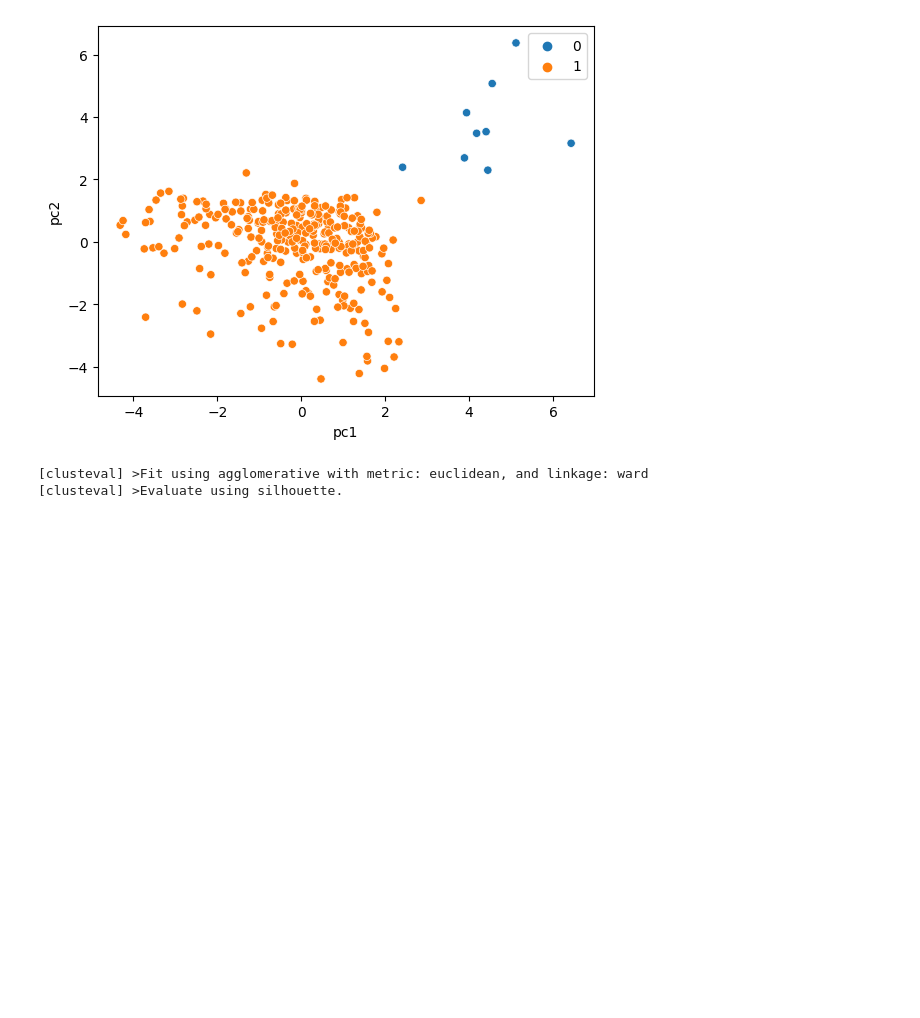
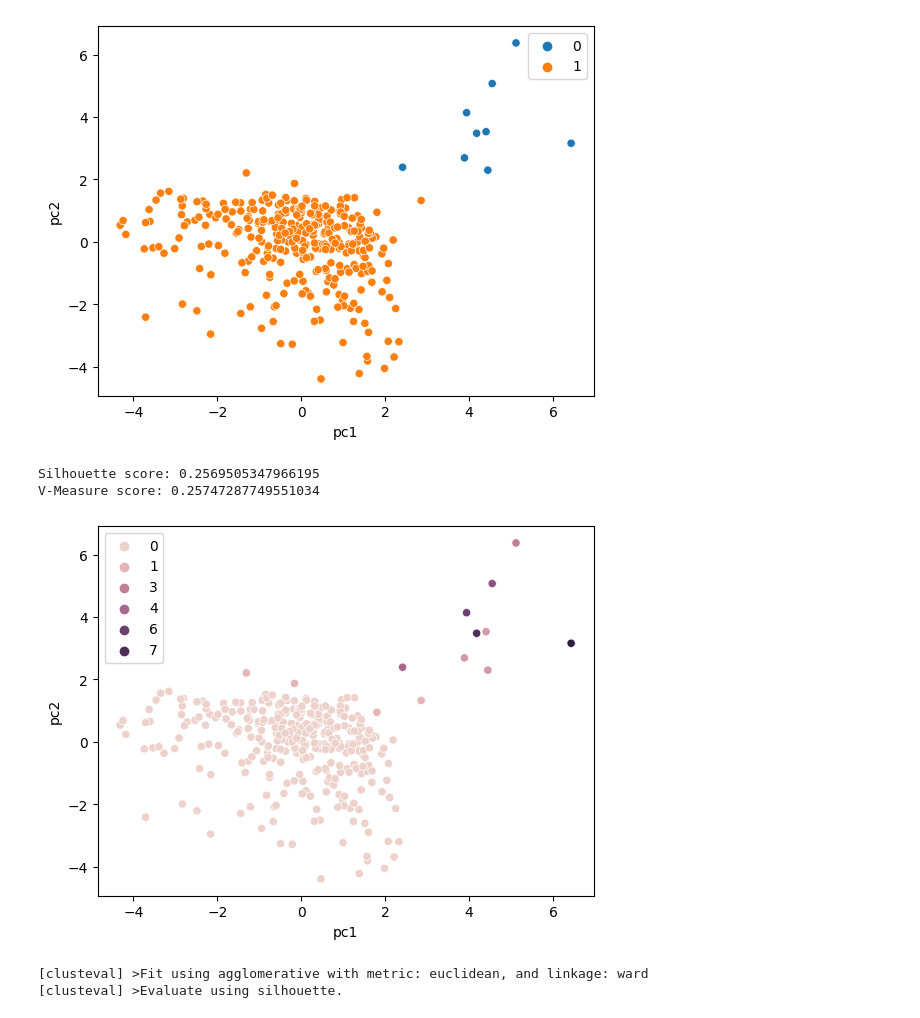
Before and after one commit to adr1an0s0ar3s/feup-ac-22-23, a Jupyter notebook: notebooks/clustering.ipynb, the cells around one changed output. Drawn from its saved outputs; the diff is of its cells as text; code cells hidden in the pictures; blank space fills up the shorter version.

Commit message:
feat: add meanshift clusters pca analysis

```diff
--- a/notebooks/clustering.ipynb
+++ b/notebooks/clustering.ipynb
@@ -98,6 +98,16 @@ print(f"V-Measure score: {v_measure_score(y, y_pred)}")
 Silhouette score: 0.6270343910198978
 V-Measure score: 0.21237462496413173
 [figure]
+# %%
+meanshift = MeanShift()
+y_pred = meanshift.fit_predict(X)
+sns.scatterplot(data=pca_df, x='pc1', y='pc2', hue=meanshift.labels_)
+print(f"Silhouette score: {silhouette_score(X, meanshift.labels_)}")
+print(f"V-Measure score: {v_measure_score(y, y_pred)}")
+# %% [output]
+Silhouette score: 0.2569505347966195
+V-Measure score: 0.25747287749551034
+[figure, added]
 # %%
 # Set parameters, as an example dbscan
 ce = clusteval()
```
Also changed, not shown: parts of 1 cell of this notebook.
